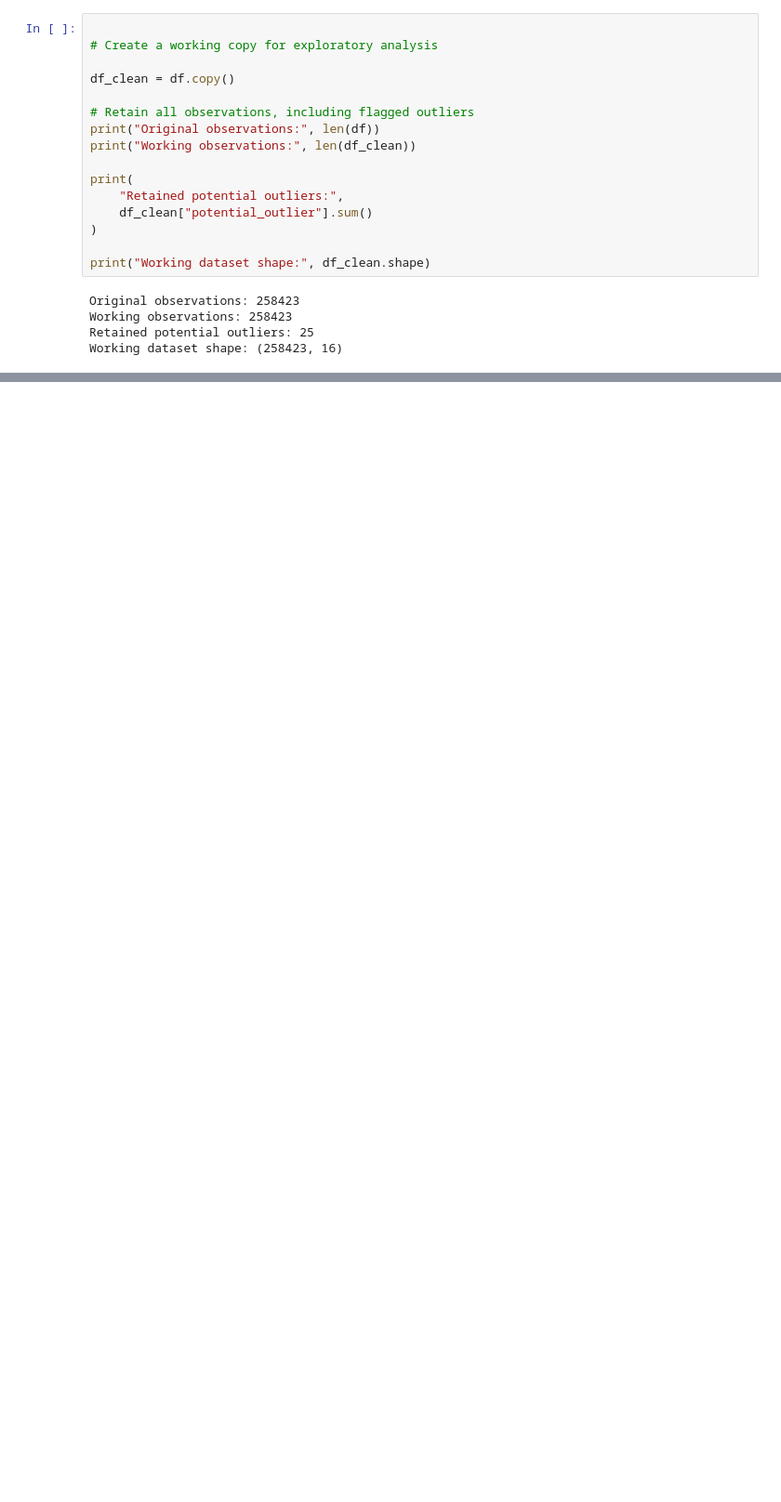
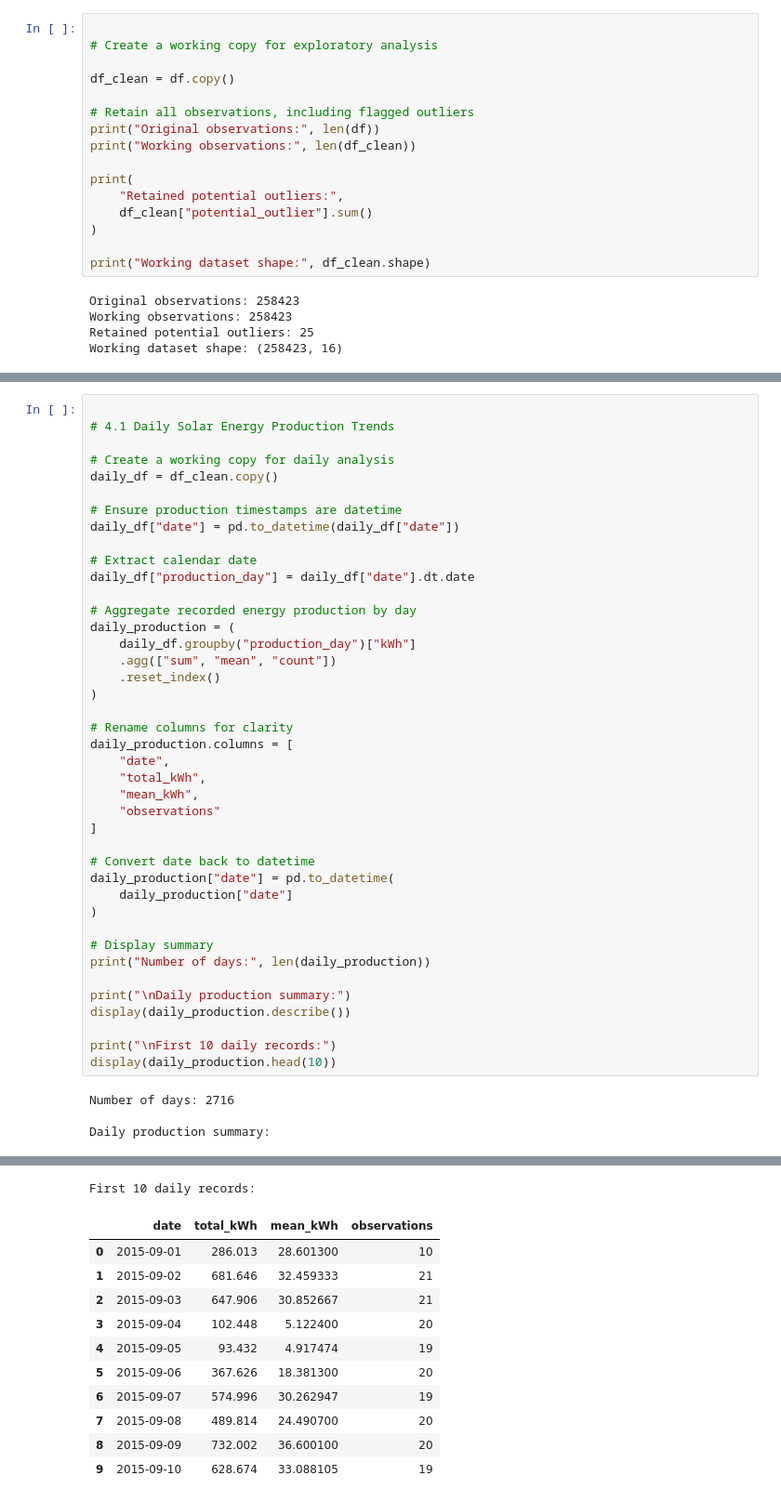
Before and after one commit to damisar/Solar-Energy-Production-Analysis, a Jupyter notebook: notebooks/solar_production_eda.ipynb, the cells around one changed output, grey strips where cells are left out. Shown at 93% size. Saved outputs shown, nothing was run; the diff lists cells and outputs as text; blank space fills up the shorter version.

```diff
--- a/notebooks/solar_production_eda.ipynb
+++ b/notebooks/solar_production_eda.ipynb
@@ -1048,0 +1078,45 @@ Working dataset shape: (258423, 16)
+# %%
+
+# 4.1 Daily Solar Energy Production Trends
+
+# Create a working copy for daily analysis
+daily_df = df_clean.copy()
+
+# Ensure production timestamps are datetime
+daily_df["date"] = pd.to_datetime(daily_df["date"])
+
+# Extract calendar date
+daily_df["production_day"] = daily_df["date"].dt.date
+
+# Aggregate recorded energy production by day
+daily_production = (
+    daily_df.groupby("production_day")["kWh"]
+    .agg(["sum", "mean", "count"])
+    .reset_index()
+)
+
+# Rename columns for clarity
+daily_production.columns = [
+    "date",
+    "total_kWh",
+    "mean_kWh",
+    "observations"
+]
+
+# Convert date back to datetime
+daily_production["date"] = pd.to_datetime(
+    daily_production["date"]
+)
+
+# Display summary
+print("Number of days:", len(daily_production))
+
+print("\nDaily production summary:")
+display(daily_production.describe())
+
+print("\nFirst 10 daily records:")
+display(daily_production.head(10))
+# %% [output]
+Number of days: 2716
+
+Daily production summary:
@@ -1048,0 +1132,12 @@ Working dataset shape: (258423, 16)
+First 10 daily records:
+|  | date | total_kWh | mean_kWh | observations |
+| 0 | 2015-09-01 | 286.013 | 28.601300 | 10 |
+| 1 | 2015-09-02 | 681.646 | 32.459333 | 21 |
+| 2 | 2015-09-03 | 647.906 | 30.852667 | 21 |
+| 3 | 2015-09-04 | 102.448 | 5.122400 | 20 |
+| 4 | 2015-09-05 | 93.432 | 4.917474 | 19 |
+| 5 | 2015-09-06 | 367.626 | 18.381300 | 20 |
+| 6 | 2015-09-07 | 574.996 | 30.262947 | 19 |
+| 7 | 2015-09-08 | 489.814 | 24.490700 | 20 |
+| 8 | 2015-09-09 | 732.002 | 36.600100 | 20 |
+| 9 | 2015-09-10 | 628.674 | 33.088105 | 19 |
```
Also changed, not shown: parts of 5 cells of this notebook.
